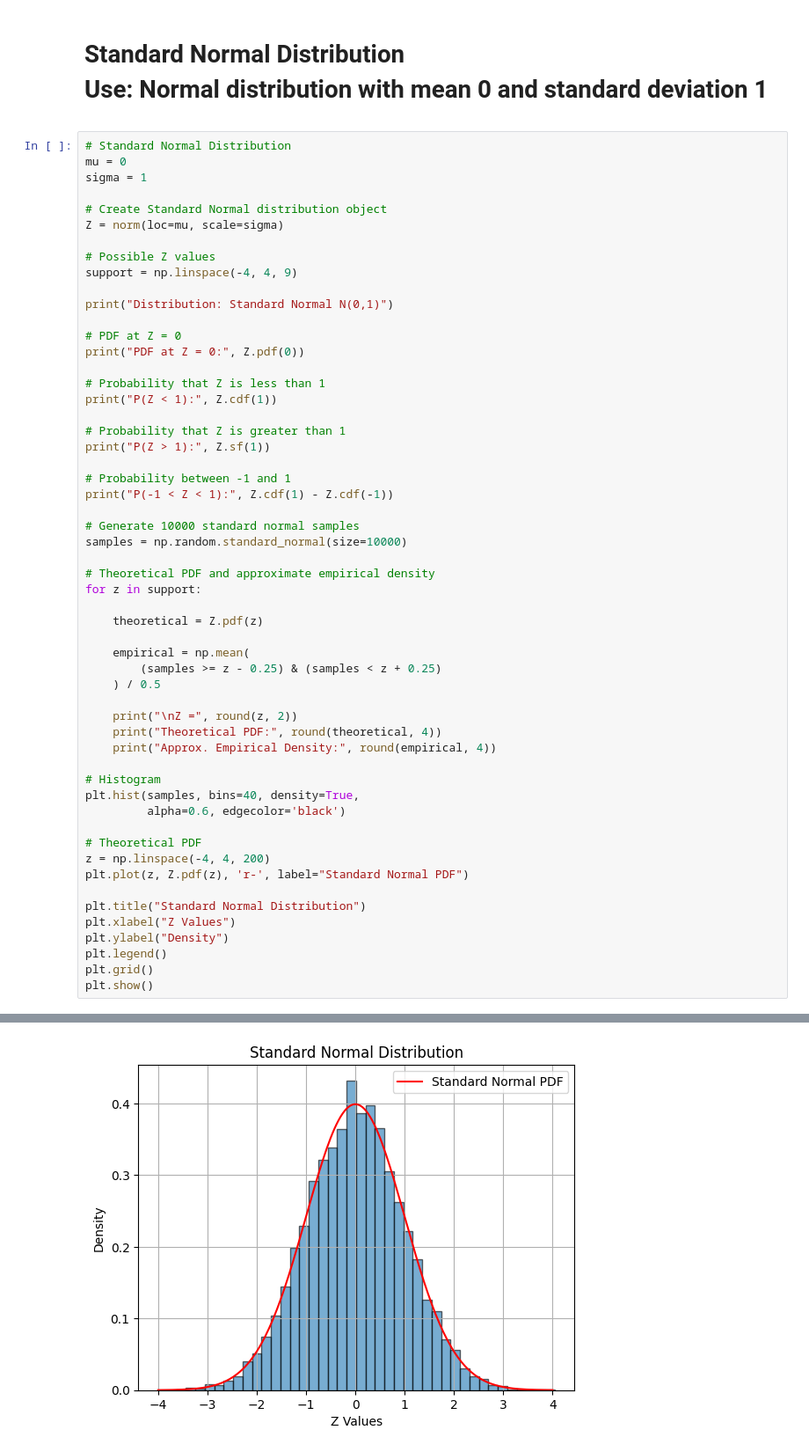
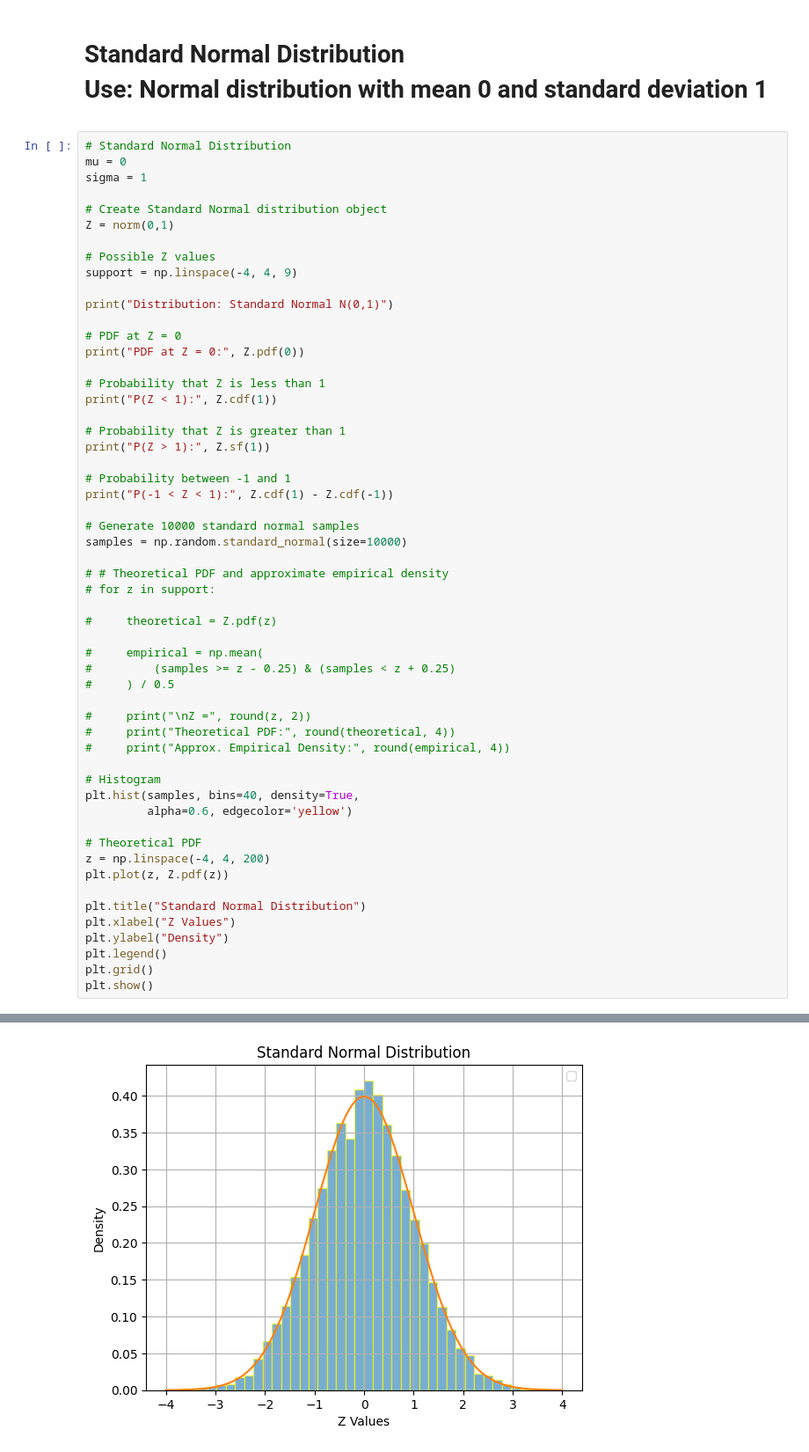
Before and after one commit to NeelPatel2548/APS-Subject-Work, a Jupyter notebook: Distribution/OtherAllDistrbution.ipynb, the cells around one changed output, grey strips where cells are left out. Shown at 88% size. Drawn from its saved outputs; the diff is of its cells as text.

```diff
--- a/Distribution/OtherAllDistrbution.ipynb
+++ b/Distribution/OtherAllDistrbution.ipynb
@@ -312,7 +321,7 @@ mu = 0
 sigma = 1
 
 # Create Standard Normal distribution object
-Z = norm(loc=mu, scale=sigma)
+Z = norm(0,1)
 
 # Possible Z values
 support = np.linspace(-4, 4, 9)
@@ -334,26 +343,26 @@ print("P(-1 < Z < 1):", Z.cdf(1) - Z.cdf(-1))
 # Generate 10000 standard normal samples
 samples = np.random.standard_normal(size=10000)
 
-# Theoretical PDF and approximate empirical density
-for z in support:
+# # Theoretical PDF and approximate empirical density
+# for z in support:
 
-    theoretical = Z.pdf(z)
+#     theoretical = Z.pdf(z)
 
-    empirical = np.mean(
-        (samples >= z - 0.25) & (samples < z + 0.25)
-    ) / 0.5
+#     empirical = np.mean(
+#         (samples >= z - 0.25) & (samples < z + 0.25)
+#     ) / 0.5
 
-    print("\nZ =", round(z, 2))
-    print("Theoretical PDF:", round(theoretical, 4))
-    print("Approx. Empirical Density:", round(empirical, 4))
+#     print("\nZ =", round(z, 2))
+#     print("Theoretical PDF:", round(theoretical, 4))
+#     print("Approx. Empirical Density:", round(empirical, 4))
 
 # Histogram
 plt.hist(samples, bins=40, density=True,
-         alpha=0.6, edgecolor='black')
+         alpha=0.6, edgecolor='yellow')
 
 # Theoretical PDF
 z = np.linspace(-4, 4, 200)
-plt.plot(z, Z.pdf(z), 'r-', label="Standard Normal PDF")
+plt.plot(z, Z.pdf(z))
 
 plt.title("Standard Normal Distribution")
 plt.xlabel("Z Values")
@@ -382 +379 @@ Approx. Empirical Density: 0.0002
-[figure, old version]
+[figure, new version]
```
Also changed, not shown: parts of 6 cells of this notebook, 2 other files.
